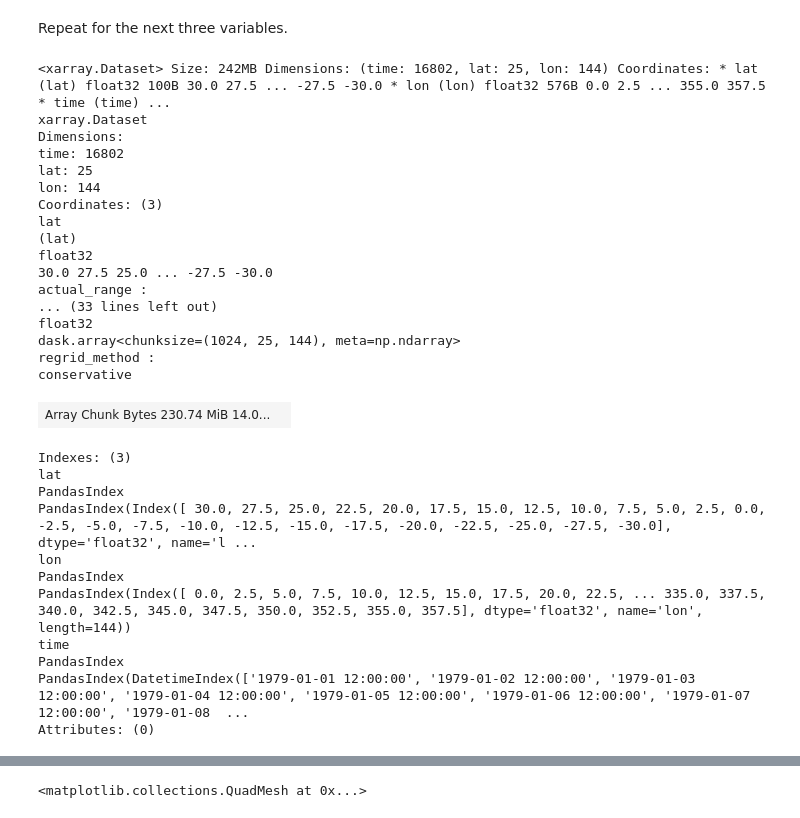
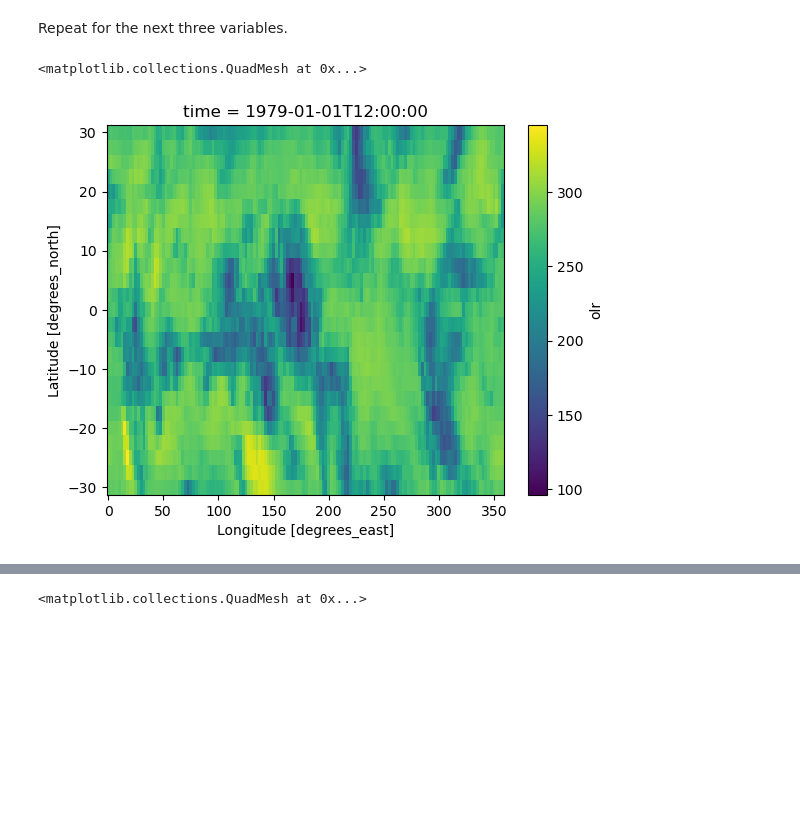
Before and after one commit to r-ford/spectral-analysis-cookbook, a Jupyter notebook: notebooks/SpectralAnalysisDataSetAccess.ipynb, the cells around one changed output, grey strips where cells are left out. Drawn from its saved outputs; the diff is of its cells as text; code cells hidden in the pictures; blank space fills up the shorter version.

Commit message:
Renaming variables of on the data of the cloud

```diff
--- a/notebooks/SpectralAnalysisDataSetAccess.ipynb
+++ b/notebooks/SpectralAnalysisDataSetAccess.ipynb
@@ -65,37 +56,12 @@ olr_noaa_store = s3fs.S3Map(
 # %%
 # Open with xarray
 olr_noaa = xr.open_zarr(olr_noaa_store)
-olr_noaa
+olr_noaa = olr_noaa.rename_vars({'__xarray_dataarray_variable__': 'olr'})
-# %% [output]
-<xarray.Dataset> Size: 242MB Dimensions: (time: 16802, lat: 25, lon: 144) Coordinates: * lat (lat) float32 100B 30.0 27.5 ... -27.5 -30.0 * lon (lon) float32 576B 0.0 2.5 ... 355.0 357.5 * time (time) ...
-xarray.Dataset
-Dimensions:
-time: 16802
-lat: 25
-lon: 144
-Coordinates: (3)
-lat
-(lat)
-float32
-30.0 27.5 25.0 ... -27.5 -30.0
-actual_range :
-... (33 lines left out)
-float32
-dask.array<chunksize=(1024, 25, 144), meta=np.ndarray>
-regrid_method :
-conservative
-| Array Chunk Bytes 230.74 MiB 14.0... |  |
-Indexes: (3)
-lat
-PandasIndex
-PandasIndex(Index([ 30.0, 27.5, 25.0, 22.5, 20.0, 17.5, 15.0, 12.5, 10.0, 7.5, 5.0, 2.5, 0.0, -2.5, -5.0, -7.5, -10.0, -12.5, -15.0, -17.5, -20.0, -22.5, -25.0, -27.5, -30.0], dtype='float32', name='l ...
-lon
-PandasIndex
-PandasIndex(Index([ 0.0, 2.5, 5.0, 7.5, 10.0, 12.5, 15.0, 17.5, 20.0, 22.5, ... 335.0, 337.5, 340.0, 342.5, 345.0, 347.5, 350.0, 352.5, 355.0, 357.5], dtype='float32', name='lon', length=144))
-time
-PandasIndex
-PandasIndex(DatetimeIndex(['1979-01-01 12:00:00', '1979-01-02 12:00:00', '1979-01-03 12:00:00', '1979-01-04 12:00:00', '1979-01-05 12:00:00', '1979-01-06 12:00:00', '1979-01-07 12:00:00', '1979-01-08  ...
-Attributes: (0)
+# %%
+olr_noaa['olr'][0].plot()
+# %% [output]
+<matplotlib.collections.QuadMesh at 0x...>
+[figure, added]
 # %%
 sst_noaa_oi_store = s3fs.S3Map(
     root=f'pythia/sst_noaa_oi.zarr',
```
Also changed, not shown: parts of 5 cells of this notebook.
